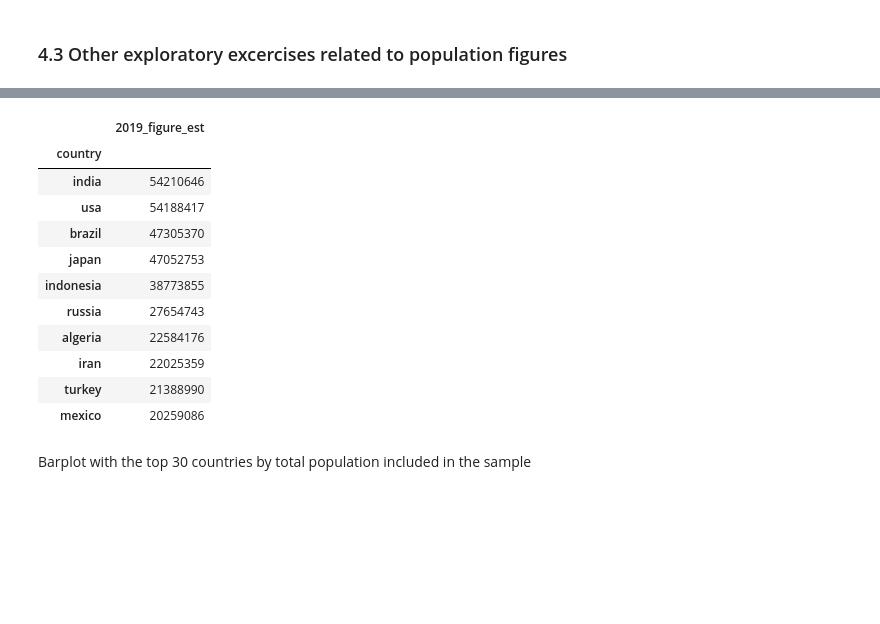
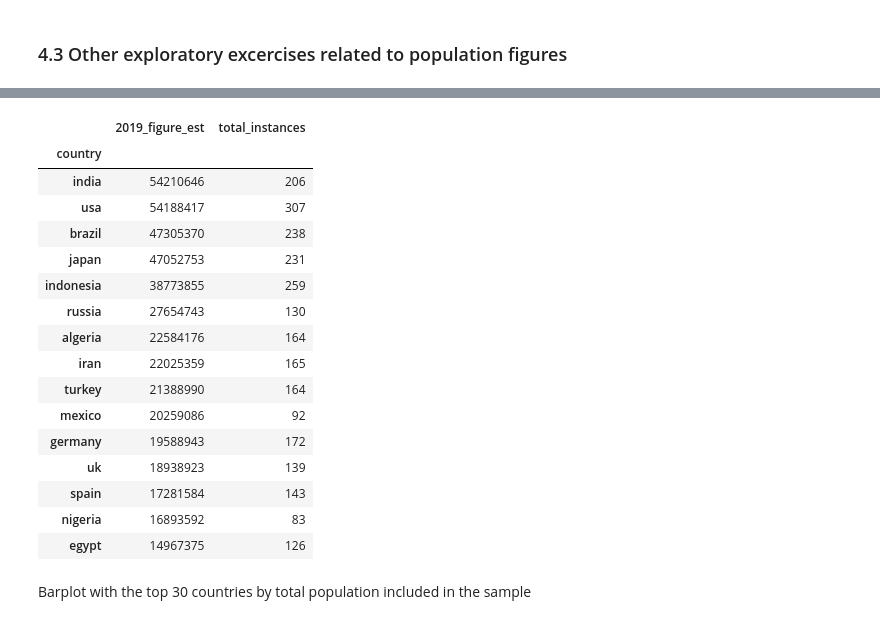
Before and after one commit to DiSanchz/satellite_imagery_econ_indicators, a Jupyter notebook: notebooks/04. Cleaning, EDA and related feature building.ipynb, the cells around one changed output, grey strips where cells are left out. Cells and saved outputs as stored; diff of their text form; code cells hidden in the pictures; blank space fills up the shorter version.

```diff
--- a/notebooks/04. Cleaning, EDA and related feature building.ipynb
+++ b/notebooks/04. Cleaning, EDA and related feature building.ipynb
@@ -673,21 +679,26 @@ Top 10 countries by total population of the instances included in the sample
 # %%
 siei_for_c_sum = siei.copy()
-siei_for_c_sum['gross_count'] = 1
-siei_c_sum = siei.groupby("country").sum()
-siei_c_sum[['2019_figure_est']].sort_values('2019_figure_est', ascending=False).head(10)
+siei_for_c_sum['total_instances'] = 1
+siei_c_sum = siei_for_c_sum.groupby("country").sum()
+siei_c_sum[['2019_figure_est', 'total_instances']].sort_values('2019_figure_est', ascending=False).head(15)
 # %% [output]
-|  | 2019_figure_est |
-| country |  |
-| india | 54210646 |
-| usa | 54188417 |
-| brazil | 47305370 |
-| japan | 47052753 |
-| indonesia | 38773855 |
-| russia | 27654743 |
-| algeria | 22584176 |
-| iran | 22025359 |
-| turkey | 21388990 |
-| mexico | 20259086 |
+|  | 2019_figure_est | total_instances |
+| country |  |  |
+| india | 54210646 | 206 |
+| usa | 54188417 | 307 |
+| brazil | 47305370 | 238 |
+| japan | 47052753 | 231 |
+| indonesia | 38773855 | 259 |
+| russia | 27654743 | 130 |
+| algeria | 22584176 | 164 |
+| iran | 22025359 | 165 |
+| turkey | 21388990 | 164 |
+| mexico | 20259086 | 92 |
+| germany | 19588943 | 172 |
+| uk | 18938923 | 139 |
+| spain | 17281584 | 143 |
+| nigeria | 16893592 | 83 |
+| egypt | 14967375 | 126 |
 # %% [markdown]
 Barplot with the top 30 countries by total population included in the sample
 # %%
```
Also changed, not shown: parts of 12 cells of this notebook, 1 other file.
